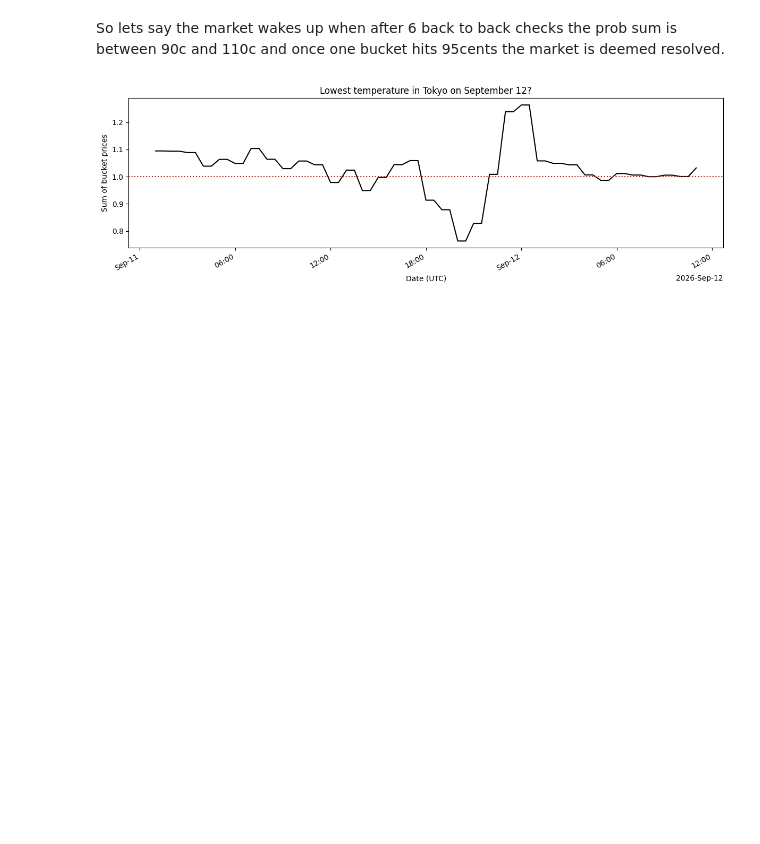
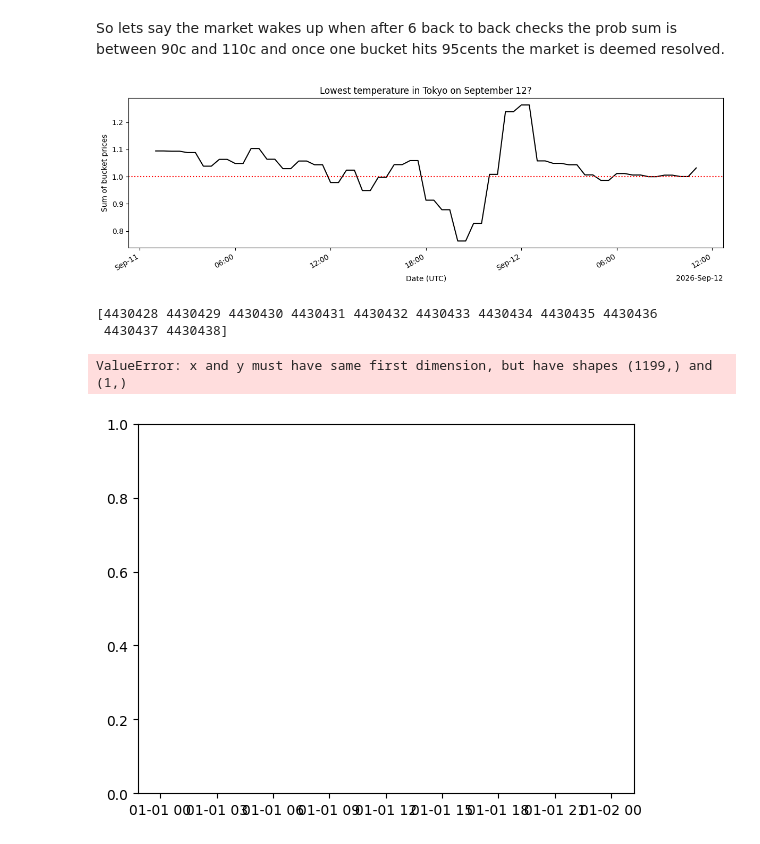
Before and after one commit to dman391/PolymarketWeatherAnalysis, a Jupyter notebook: PolyMarketWeatherAnalysis.ipynb, the cells around one changed output. Drawn from its saved outputs; the diff is of its cells as text; code cells hidden in the pictures; blank space fills up the shorter version.

Commit message:
work on price plot

```diff
--- a/PolyMarketWeatherAnalysis.ipynb
+++ b/PolyMarketWeatherAnalysis.ipynb
@@ -668,4 +668,29 @@ prob_sum_plot(997484,df_after_inception)
 # %% [output]
 [figure]
 # %%
+def price_plot(event_id, df_complete):
+
+    selected_market = df_complete[df_complete["event_id"] == event_id]
+    price_buckets_y = selected_market["market_id"].unique()
+    time_x = selected_market["time_bucket"]
+    print(price_buckets_y)
+
+    plt.plot(time_x, price_buckets_y[0], label="Linear Line", color="blue", linestyle="-")
+    plt.plot(time_x, price_buckets_y[1], label="Odd Numbers", color="orange", linestyle="--")
+
+
+
 #add plot for the markets individual prices
+#add plot for the prob sum with a abline for when we hit the market inception
+
+df_markets.head()
+df_complete.head()
+
+price_plot(997484,df_complete)
+
+df_complete.head()
+# %% [output]
+[4430428 4430429 4430430 4430431 4430432 4430433 4430434 4430435 4430436
+ 4430437 4430438]
+ValueError: x and y must have same first dimension, but have shapes (1199,) and (1,)
+[figure, added]
```
